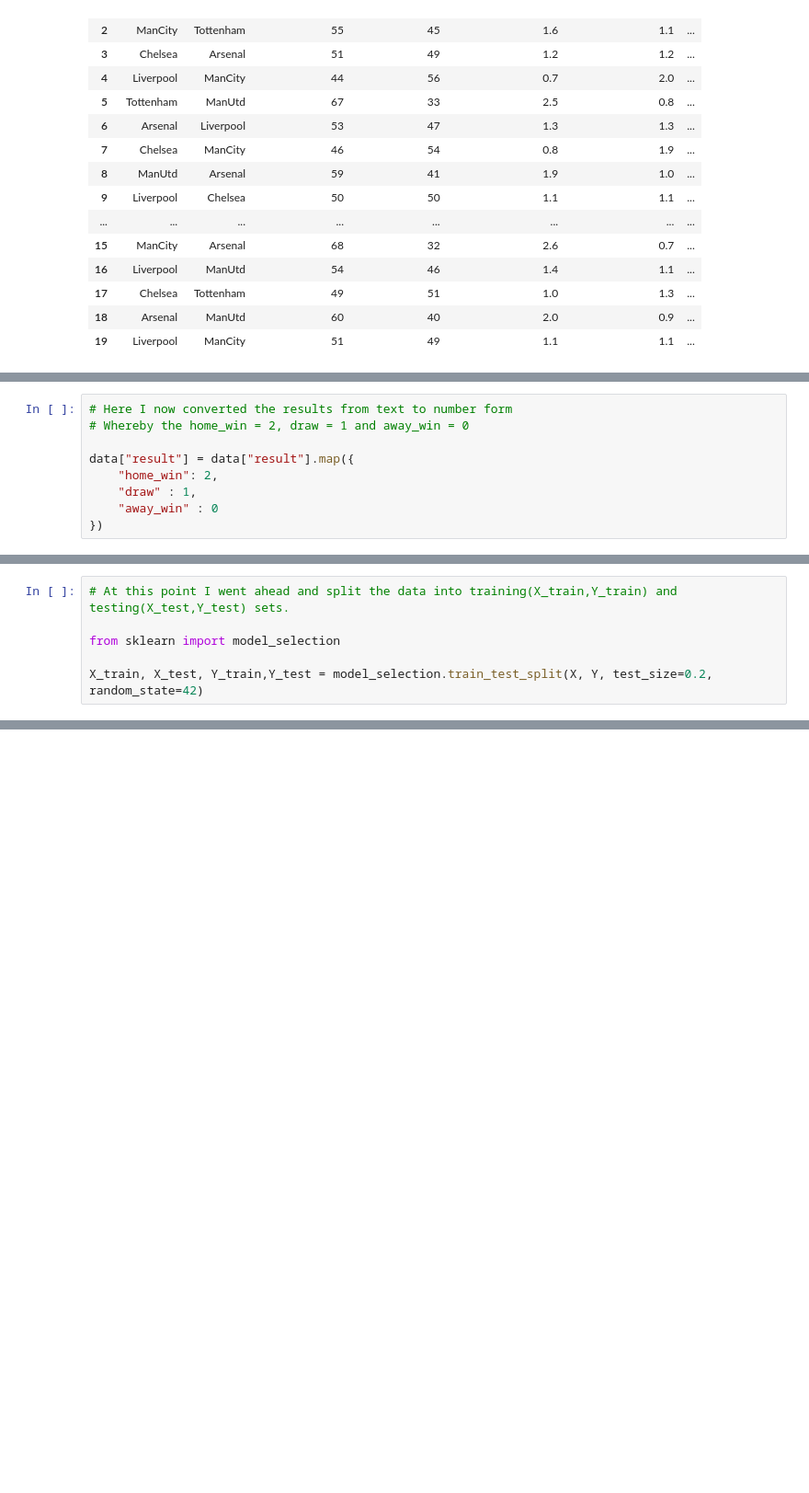
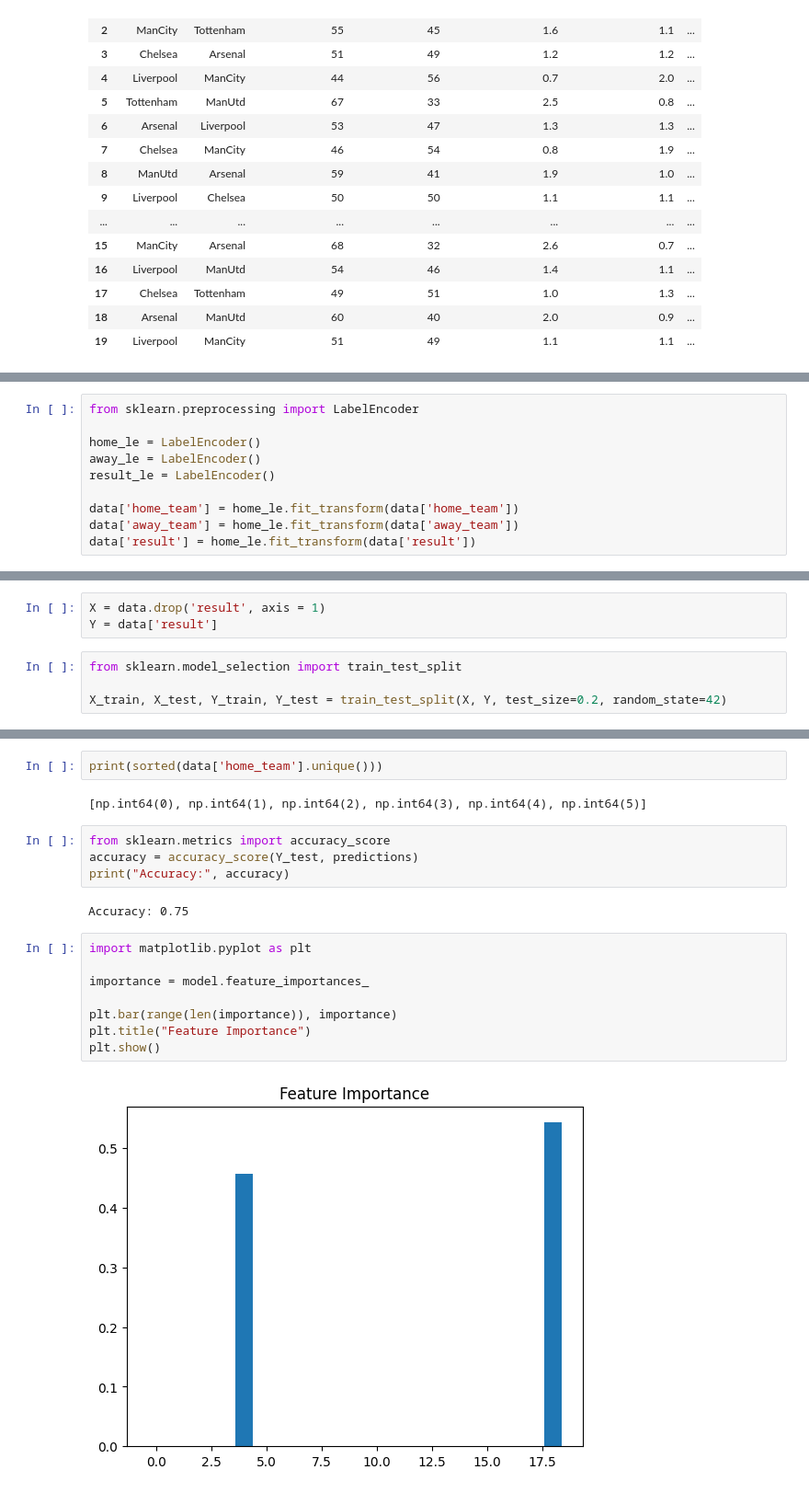
Before and after one commit to Brayemar/Football-Match-Prediction-, a Jupyter notebook: matchprediction.ipynb, the cells around one changed output, grey strips where cells are left out. Shown at 92% size. Cells and saved outputs as stored; diff of their text form; blank space fills up the shorter version.

```diff
--- a/matchprediction.ipynb
+++ b/matchprediction.ipynb
@@ -36,9 +22,0 @@ data.describe()
-# %%
-# Here I now converted the results from text to number form
-# Whereby the home_win = 2, draw = 1 and away_win = 0
-
-data["result"] = data["result"].map({
-    "home_win": 2,
-    "draw" : 1,
-    "away_win" : 0
-})
@@ -60,0 +23,10 @@ array([2, 0, 2, 1, 0, 2, 1, 0, 2, 1, 2, 0, 2, 1, 0, 2, 1, 0, 2, 1],
+# %%
+from sklearn.preprocessing import LabelEncoder
+
+home_le = LabelEncoder()
+away_le = LabelEncoder()
+result_le = LabelEncoder()
+
+data['home_team'] = home_le.fit_transform(data['home_team'])
+data['away_team'] = home_le.fit_transform(data['away_team'])
+data['result'] = home_le.fit_transform(data['result'])
@@ -61,6 +45,7 @@ array([2, 0, 2, 1, 0, 2, 1, 0, 2, 1, 2, 0, 2, 1, 0, 2, 1, 0, 2, 1],
+# %%
+X = data.drop('result', axis = 1)
+Y = data['result']
 # %%
-# At this point I went ahead and split the data into training(X_train,Y_train) and testing(X_test,Y_test) sets.
+from sklearn.model_selection import train_test_split
 
-from sklearn import model_selection
-
-X_train, X_test, Y_train,Y_test = model_selection.train_test_split(X, Y, test_size=0.2, random_state=42)
+X_train, X_test, Y_train, Y_test = train_test_split(X, Y, test_size=0.2, random_state=42)
@@ -78,0 +154,20 @@ ValueError: Unknown label type: unknown. Maybe you are trying to fit a classifie
+# %%
+print(sorted(data['home_team'].unique()))
+# %% [output]
+[np.int64(0), np.int64(1), np.int64(2), np.int64(3), np.int64(4), np.int64(5)]
+# %%
+from sklearn.metrics import accuracy_score
+accuracy = accuracy_score(Y_test, predictions)
+print("Accuracy:", accuracy)
+# %% [output]
+Accuracy: 0.75
+# %%
+import matplotlib.pyplot as plt
+
+importance = model.feature_importances_
+
+plt.bar(range(len(importance)), importance)
+plt.title("Feature Importance")
+plt.show()
+# %% [output]
+[figure, added]
```
Also changed, not shown: parts of 7 cells of this notebook.
